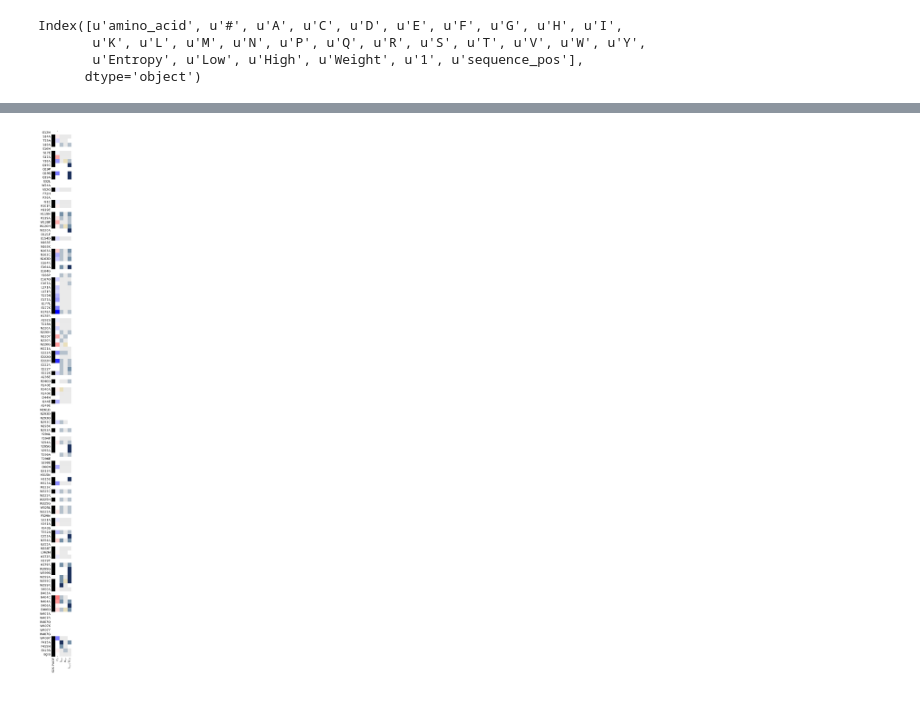
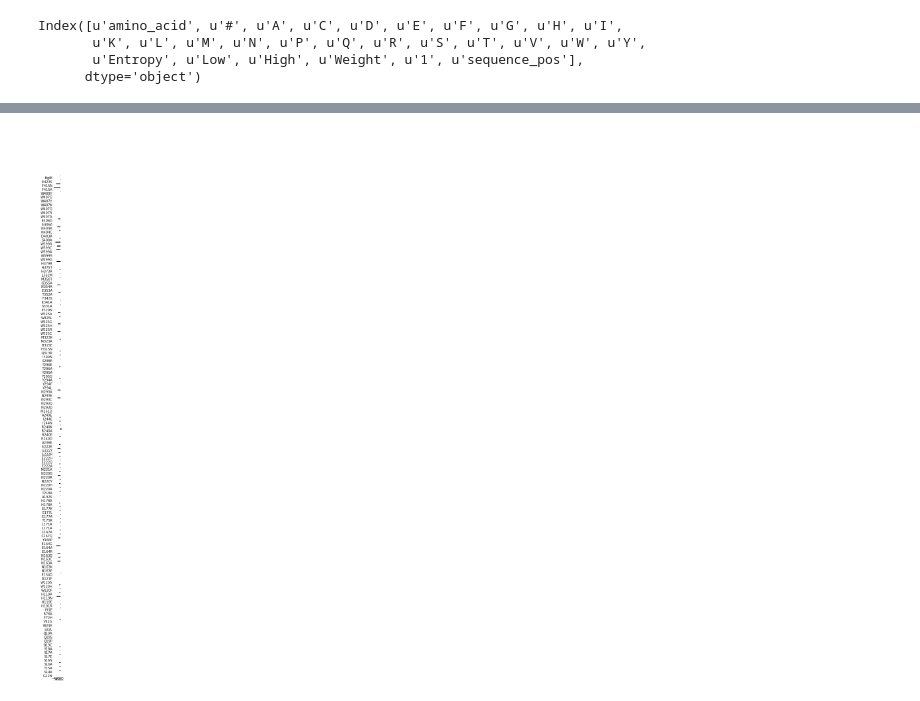
Before and after one commit to dacarlin/bglb_thermal, a Jupyter notebook: paper_draft/figure_prep.ipynb, the cells around one changed output, grey strips where cells are left out. Cells and saved outputs as stored; diff of their text form; code cells hidden in the pictures.

```diff
--- a/paper_draft/figure_prep.ipynb
+++ b/paper_draft/figure_prep.ipynb
@@ -392,49 +235,20 @@ pyplot.show()
-# %%
-# heat map columns
-
-plt.figure( figsize=(18,36) )
-plt.subplots_adjust(left=-11.8)
-#plt.subplots_adjust(left=-11.46)
-rc('axes', edgecolor='none')
-
-font = { 'size': 14 }
-rc('font', **font)
-
-plt.subplot( 1, 6, 1 )
-plt.imshow( heatmap[ ['n_expr'] ], interpolation='none', cmap='Greys' )
-plt.tick_params( length=0 )
-plt.xticks( [ 0 ], [ 'SDS-PAGE' ], rotation='vertical' ); plt.yticks( [] )
-plt.yticks( range( len( heatmap.index ) ), heatmap.index )
-plt.tick_params( length=0 )
-#plt.colorbar()
-
-plt.subplot( 1, 6, 2 )
-plt.imshow( heatmap[ ['n_tm'] ], interpolation='none', cmap='bwr', vmin=-6, vmax=6 )
-plt.xticks( [ 0 ], [ '$T_m$' ], rotation='vertical' ); plt.yticks( [] )
-#plt.colorbar()
-
-plt.subplot( 1, 6, 3 )
-plt.imshow( heatmap[ ['n_kcat'] ], interpolation='none', cmap=cmap, vmax=5, vmin=-5  )
-plt.xticks( [ 0 ], [ '$k_{cat}$' ], rotation='vertical' ); plt.yticks( [] )
-plt.tick_params( length=0 )
-
-plt.subplot( 1, 6, 4 )
-plt.imshow( heatmap[ ['n_km'] ], interpolation='none', cmap=cmap, vmax=5, vmin=-5  )
-plt.xticks( [ 0 ], [ '$K_M$' ], rotation='vertical' ); plt.yticks( [] )
-plt.tick_params( length=0 )
-
-plt.subplot( 1, 6, 5 )
-plt.imshow( heatmap[ ['n_kcatkm'] ], interpolation='none', cmap=cmap, vmax=5, vmin=-5  )
-plt.xticks( [ 0 ], [ '$k_{cat}/K_M$' ], rotation='vertical' ); plt.yticks( [] )
-plt.tick_params( length=0 )
-
-#plt.subplot( 1, 6, 6 )
-#plt.scatter( 0, 0 )
-#plt.xticks( [ 0 ], [ '$k_{cat}/K_M$' ], rotation='vertical' ); plt.yticks( [] )
-#plt.tick_params( length=0 )
-
-plt.tight_layout()
-#plt.savefig( 'fig2/plt_out.png', dpi=300 )
-plt.show()
-# %% [output]
-[figure, removed]
+# %%
+# bar plot style
+
+import numpy as np
+
+plt.figure( figsize=(.5,30) )
+#plt.subplots_adjust(left=-11.8)
+#plt.subplots_adjust(left=-11.46)
+#rc('axes', edgecolor='none')
+font = { 'size': 10 }
+rc('font', **font)
+
+#plt.subplot( 1, 6, 1 )
+x_vals = [ i + 0.5 for i in range( len( heatmap ) ) ]
+plt.barh( x_vals, heatmap.n_kcat, color='k', height=0.1)
+plt.tick_params( length=0 )
+plt.yticks( range( len( heatmap.index ) ), heatmap.index )
+plt.show()
+# %% [output]
+[figure, added]
```
Also changed, not shown: parts of 19 cells of this notebook, 4 other files.
